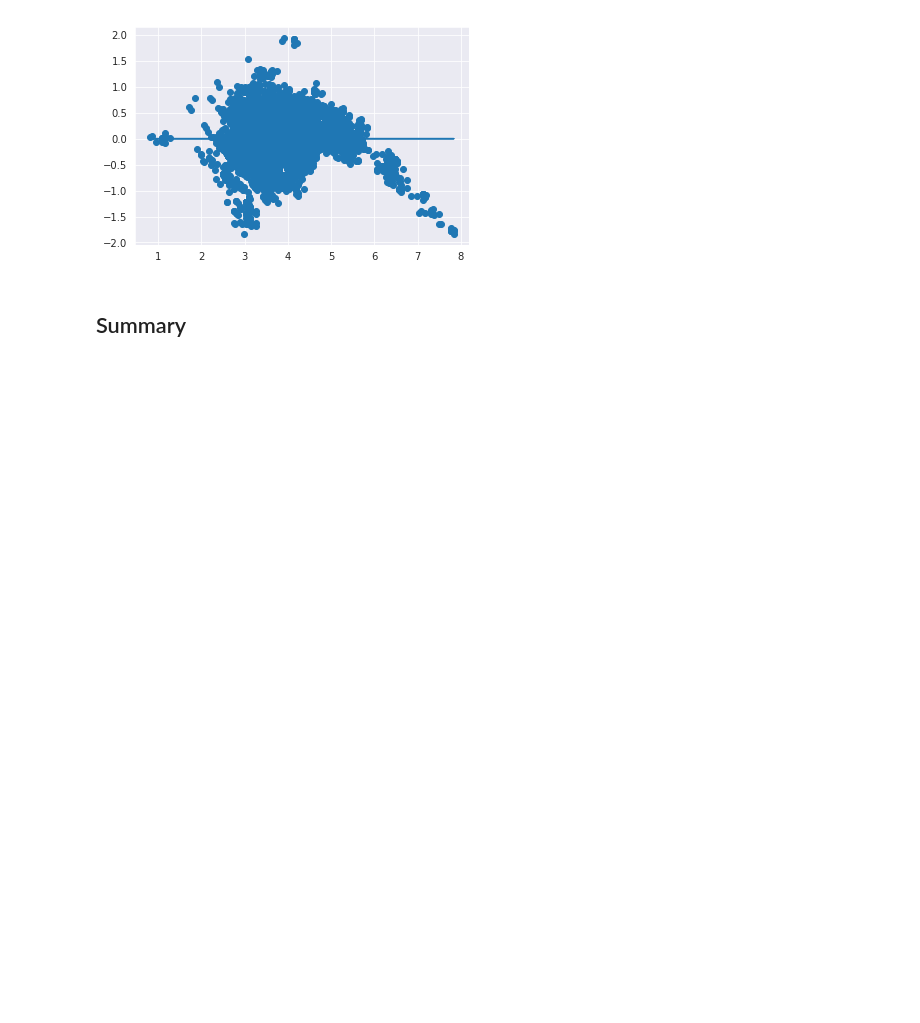
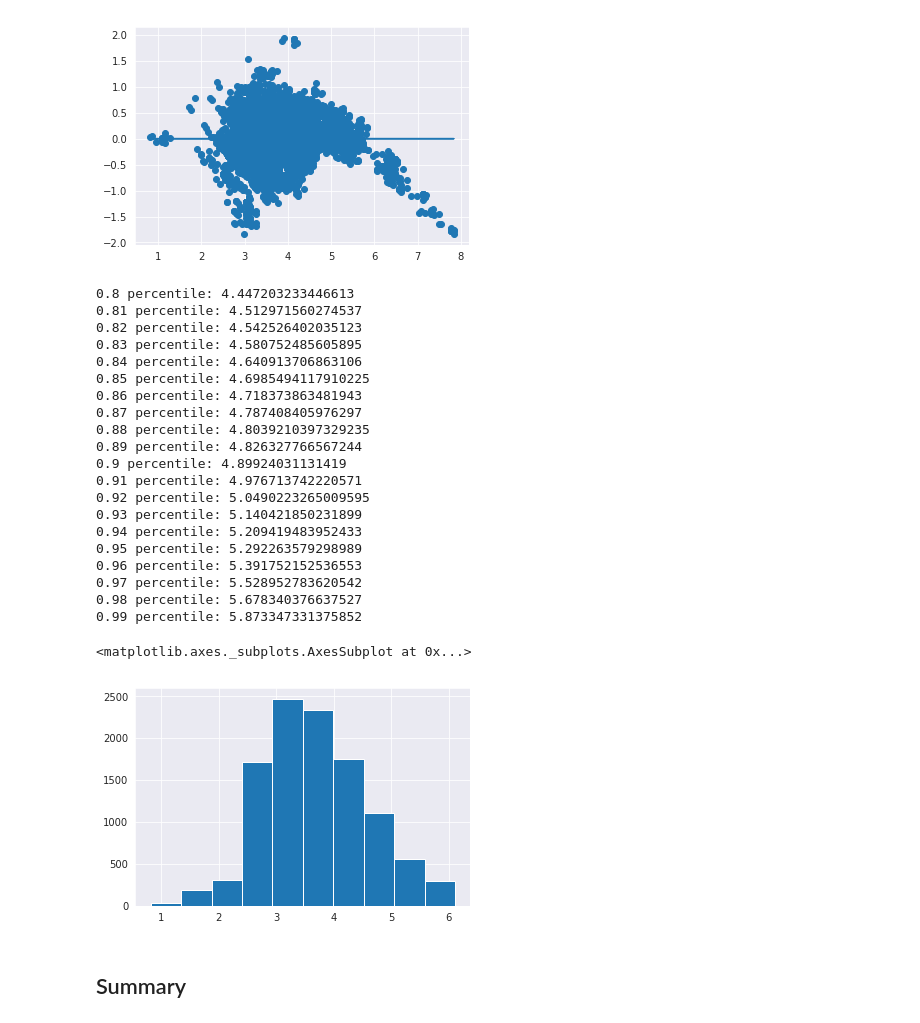
Before and after one commit to zaborowm/dsc-modeling-your-data-lab-nyc-ds-career-042219, a Jupyter notebook: index.ipynb, the cells around one changed output. Drawn from its saved outputs; the diff is of its cells as text; code cells hidden in the pictures; blank space fills up the shorter version.

```diff
--- a/index.ipynb
+++ b/index.ipynb
@@ -464,6 +464,35 @@ plt.plot(model.predict(train[x_cols]), [0 for i in range(len(train))])
 # %% [output]
 [<matplotlib.lines.Line2D at 0x...>]
 [figure]
+# %%
+for i in range(80,100):
+    q = i/100
+    print("{} percentile: {}".format(q, df.list_price.quantile(q=q)))
+
+df.list_price.hist()
+# %% [output]
+0.8 percentile: 4.447203233446613
+0.81 percentile: 4.512971560274537
+0.82 percentile: 4.542526402035123
+0.83 percentile: 4.580752485605895
+0.84 percentile: 4.640913706863106
+0.85 percentile: 4.6985494117910225
+0.86 percentile: 4.718373863481943
+0.87 percentile: 4.787408405976297
+0.88 percentile: 4.8039210397329235
+0.89 percentile: 4.826327766567244
+0.9 percentile: 4.89924031131419
+0.91 percentile: 4.976713742220571
+0.92 percentile: 5.0490223265009595
+0.93 percentile: 5.140421850231899
+0.94 percentile: 5.209419483952433
+0.95 percentile: 5.292263579298989
+0.96 percentile: 5.391752152536553
+0.97 percentile: 5.528952783620542
+0.98 percentile: 5.678340376637527
+0.99 percentile: 5.873347331375852
+<matplotlib.axes._subplots.AxesSubplot at 0x...>
+[figure, added]
 # %% [markdown]
 ## Summary
 # %% [markdown]
```
